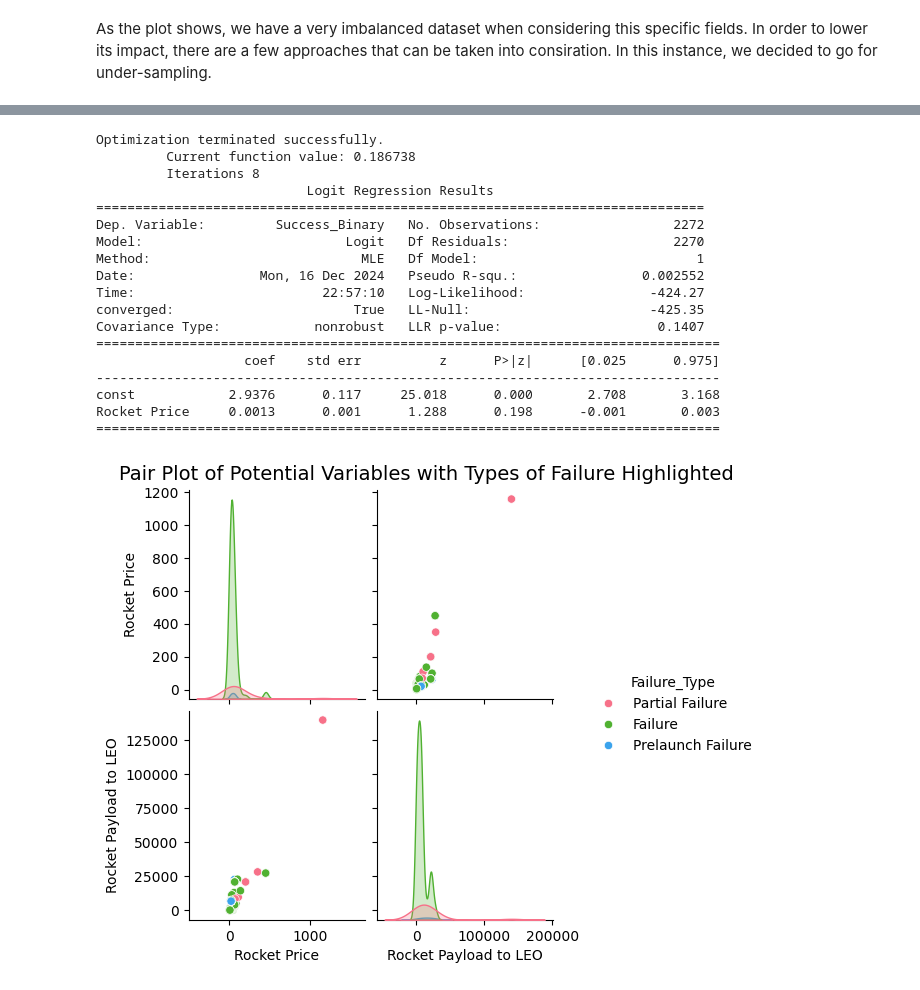
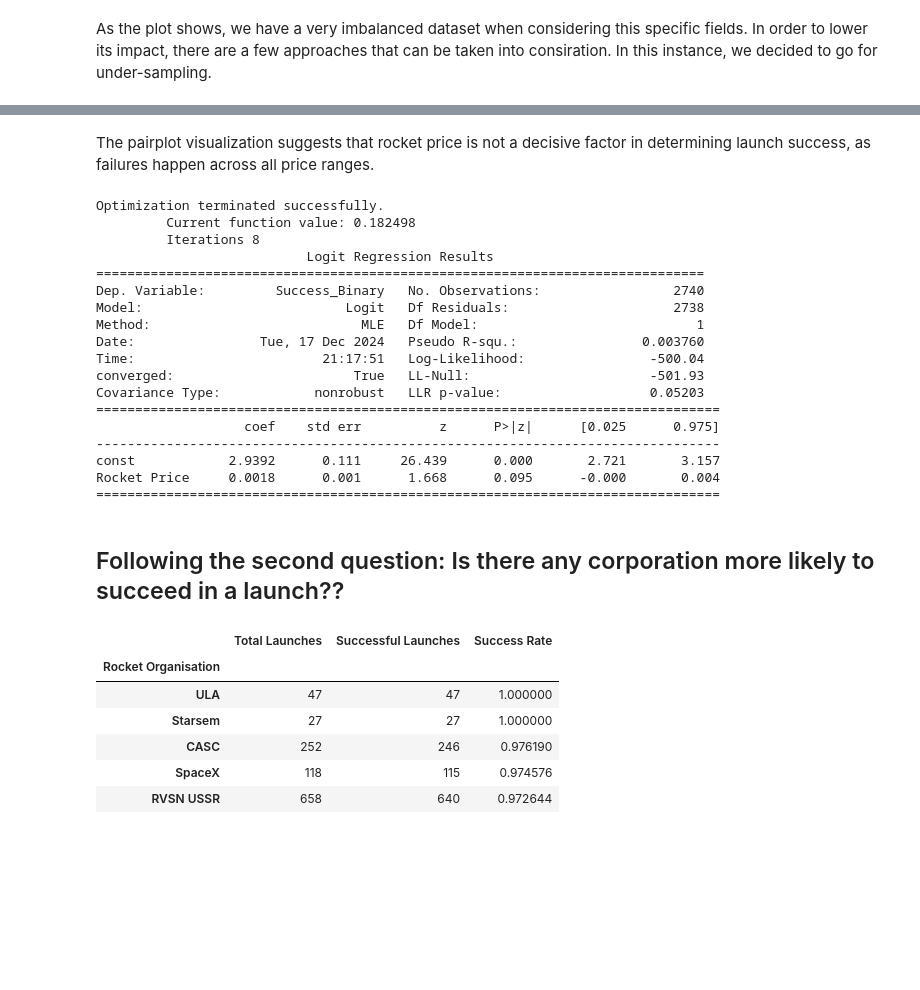
Before and after one commit to bernardodemelo/Rocket-Launch-Analysis, a Jupyter notebook: trabalho.ipynb, the cells around one changed output, grey strips where cells are left out. Drawn from its saved outputs; the diff is of its cells as text; code cells hidden in the pictures; blank space fills up the shorter version.

```diff
--- a/trabalho.ipynb
+++ b/trabalho.ipynb
@@ -103,11 +94,12 @@ plt.show()
+# %% [markdown]
+The pairplot visualization suggests that rocket price is not a decisive factor in determining launch success, as failures happen across all price ranges.
 # %%
-# Drop rows where Rocket Price or Success_Binary are NaN or infinite
 import numpy as np
 import statsmodels.api as sm
 
+# Converting all the success values to binary values.
+# 1 means Success. 0 means not Success (Failure).
 launch_data['Success_Binary'] = (launch_data['Launch Status'] == 'Success').astype(int)
-launch_data = launch_data.replace([np.inf, -np.inf], np.nan)
-launch_data = launch_data.dropna(subset=['Rocket Price', 'Success_Binary'])
 
 # Redefine X and y
 X = launch_data[['Rocket Price']]
@@ -119,20 +111,20 @@ model = sm.Logit(y, X).fit()
 print(model.summary())
 # %% [output]
 Optimization terminated successfully.
-         Current function value: 0.186738
+         Current function value: 0.182498
          Iterations 8
                            Logit Regression Results
 ==============================================================================
-Dep. Variable:         Success_Binary   No. Observations:                 2272
-Model:                          Logit   Df Residuals:                     2270
+Dep. Variable:         Success_Binary   No. Observations:                 2740
+Model:                          Logit   Df Residuals:                     2738
 Method:                           MLE   Df Model:                            1
-Date:                Mon, 16 Dec 2024   Pseudo R-squ.:                0.002552
-Time:                        22:57:10   Log-Likelihood:                -424.27
-converged:                       True   LL-Null:                       -425.35
-Covariance Type:            nonrobust   LLR p-value:                    0.1407
+Date:                Tue, 17 Dec 2024   Pseudo R-squ.:                0.003760
+Time:                        21:17:51   Log-Likelihood:                -500.04
+converged:                       True   LL-Null:                       -501.93
+Covariance Type:            nonrobust   LLR p-value:                   0.05203
 ================================================================================
                    coef    std err          z      P>|z|      [0.025      0.975]
 --------------------------------------------------------------------------------
-const            2.9376      0.117     25.018      0.000       2.708       3.168
-Rocket Price     0.0013      0.001      1.288      0.198      -0.001       0.003
+const            2.9392      0.111     26.439      0.000       2.721       3.157
+Rocket Price     0.0018      0.001      1.668      0.095      -0.000       0.004
 ================================================================================
@@ -141,29 +131,22 @@ Rocket Price     0.0013      0.001      1.288      0.198      -0.001       0.003
-# %%
-# Create a column for different failure types (ignoring 'Success')
-failure_types = ['Partial Failure', 'Failure', 'Prelaunch Failure']
-launch_data['Failure_Type'] = launch_data['Launch Status'].apply(
-    lambda x: x if x in failure_types else np.nan
-)
-
-# Select numerical features for the pair plot, including failure types
-selected_features = [
-    'Rocket Price',
-    'Rocket Payload to LEO',
-    'Failure_Type'
-]
-
-# Filter only rows with failure types and clean numeric data
-failure_data = launch_data[selected_features].dropna(subset=['Failure_Type'])
-failure_data = failure_data.dropna().replace([np.inf, -np.inf], np.nan).dropna()
-
-# Create a pair plot with different types of failures as hue
-sns.pairplot(
-    failure_data,
-    hue='Failure_Type',
-    palette='husl',
-    diag_kind='kde'
-)
-plt.suptitle("Pair Plot of Potential Variables with Types of Failure Highlighted", y=1.02, fontsize=14)
-plt.show()
-# %% [output]
-[figure, removed]
+# %% [markdown]
+## Following the second question: Is there any corporation more likely to succeed in a launch??
+# %%
+success_rate = (
+    launch_data.groupby('Rocket Organisation')['Success_Binary']
+    .agg(['count', 'sum', 'mean'])
+    .rename(columns={'count': 'Total Launches', 'sum': 'Successful Launches', 'mean': 'Success Rate'})
+)
+
+success_rate = success_rate[success_rate['Total Launches'] >= 5]
+
+success_rate = success_rate.sort_values(by=['Success Rate', 'Total Launches'], ascending=[False, False])
+
+success_rate.head()
+# %% [output]
+|  | Total Launches | Successful Launches | Success Rate |
+| Rocket Organisation |  |  |  |
+| ULA | 47 | 47 | 1.000000 |
+| Starsem | 27 | 27 | 1.000000 |
+| CASC | 252 | 246 | 0.976190 |
+| SpaceX | 118 | 115 | 0.974576 |
+| RVSN USSR | 658 | 640 | 0.972644 |
```
Also changed, not shown: parts of 7 cells of this notebook.
